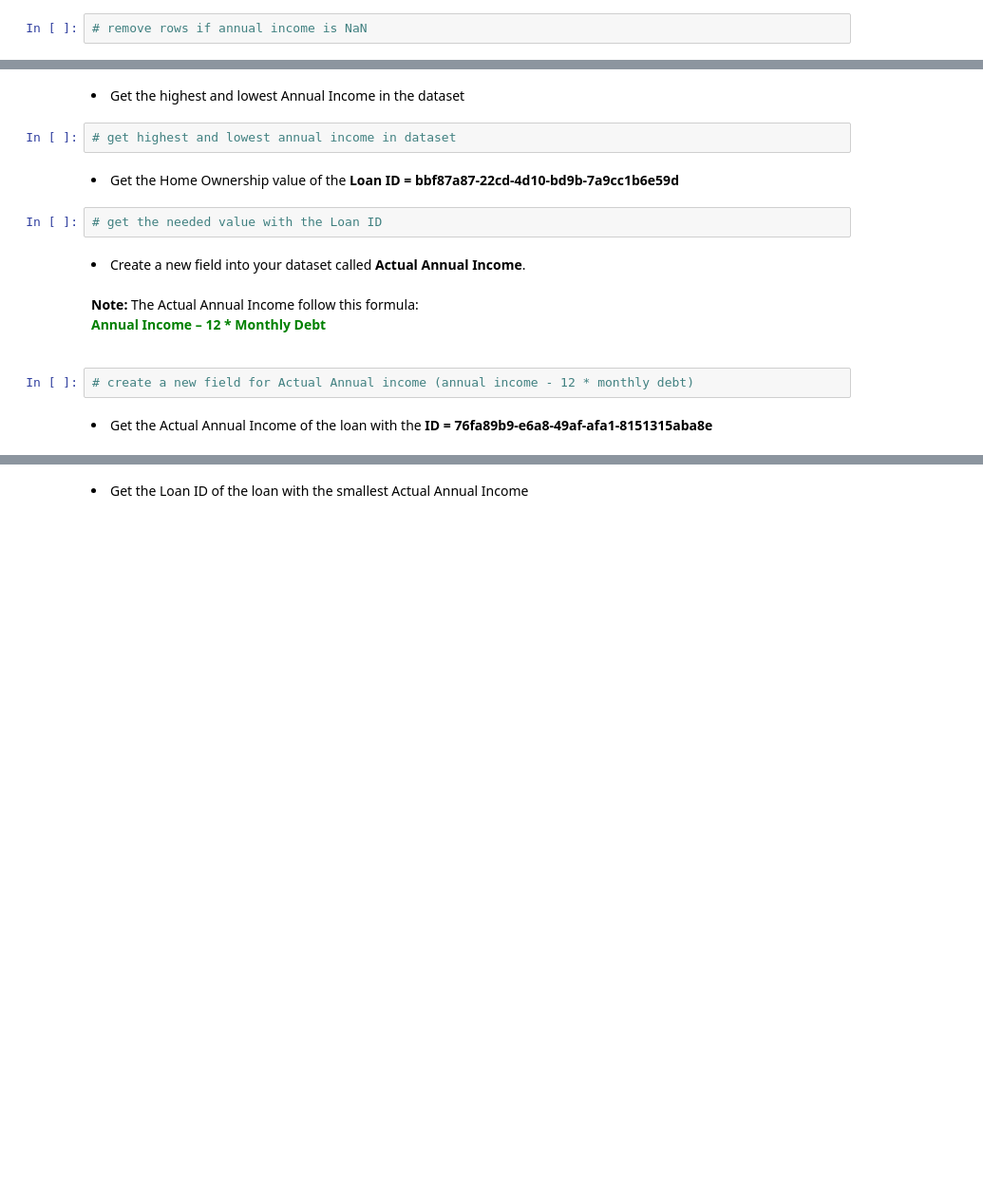
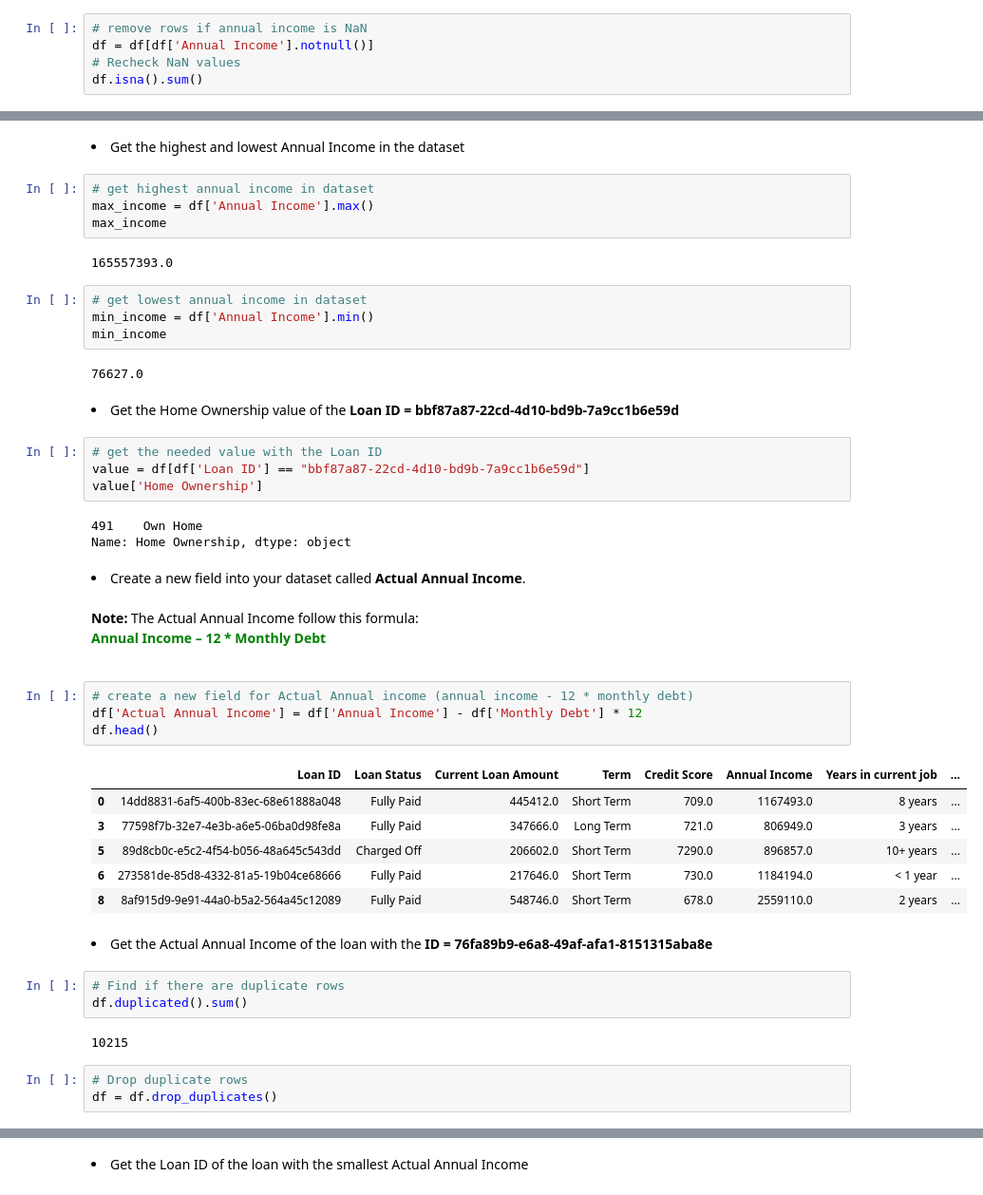
Before and after one commit to jtsillan/DataAnalytics, a Jupyter notebook: exercise_set_2/execise_set_2.ipynb, the cells around one changed output, grey strips where cells are left out. Shown at 95% size. Saved outputs shown, nothing was run; the diff lists cells and outputs as text; blank space fills up the shorter version.

```diff
--- a/exercise_set_2/execise_set_2.ipynb
+++ b/exercise_set_2/execise_set_2.ipynb
@@ -33,2 +67,5 @@ You can return all of these exercises in a single Jupyter Notebook, if you wish.
 # %%
 # remove rows if annual income is NaN
+df = df[df['Annual Income'].notnull()]
+# Recheck NaN values
+df.isna().sum()
@@ -39,18 +104,50 @@ You can return all of these exercises in a single Jupyter Notebook, if you wish.
 # %% [markdown]
 <li>Get the highest and lowest Annual Income in the dataset</li>
 # %%
-# get highest and lowest annual income in dataset
+# get highest annual income in dataset
+max_income = df['Annual Income'].max()
+max_income
+# %% [output]
+165557393.0
+# %%
+# get lowest annual income in dataset
+min_income = df['Annual Income'].min()
+min_income
+# %% [output]
+76627.0
 # %% [markdown]
 <li>Get the Home Ownership value of the <b>Loan ID = bbf87a87-22cd-4d10-bd9b-7a9cc1b6e59d</b></li>
 # %%
 # get the needed value with the Loan ID
+value = df[df['Loan ID'] == "bbf87a87-22cd-4d10-bd9b-7a9cc1b6e59d"]
+value['Home Ownership']
+# %% [output]
+491    Own Home
+Name: Home Ownership, dtype: object
 # %% [markdown]
 <li>Create a new field into your dataset called <b>Actual Annual Income</b>.</li>
 <br><b>Note:</b> The Actual Annual Income follow this formula:<br>
 <b style="color: green">Annual Income – 12 * Monthly Debt</b><br><br>
 # %%
 # create a new field for Actual Annual income (annual income - 12 * monthly debt)
+df['Actual Annual Income'] = df['Annual Income'] - df['Monthly Debt'] * 12
+df.head()
+# %% [output]
+|  | Loan ID | Loan Status | Current Loan Amount | Term | Credit Score | Annual Income | Years in current job | ... |
+| 0 | 14dd8831-6af5-400b-83ec-68e61888a048 | Fully Paid | 445412.0 | Short Term | 709.0 | 1167493.0 | 8 years | ... |
+| 3 | 77598f7b-32e7-4e3b-a6e5-06ba0d98fe8a | Fully Paid | 347666.0 | Long Term | 721.0 | 806949.0 | 3 years | ... |
+| 5 | 89d8cb0c-e5c2-4f54-b056-48a645c543dd | Charged Off | 206602.0 | Short Term | 7290.0 | 896857.0 | 10+ years | ... |
+| 6 | 273581de-85d8-4332-81a5-19b04ce68666 | Fully Paid | 217646.0 | Short Term | 730.0 | 1184194.0 | < 1 year | ... |
+| 8 | 8af915d9-9e91-44a0-b5a2-564a45c12089 | Fully Paid | 548746.0 | Short Term | 678.0 | 2559110.0 | 2 years | ... |
 # %% [markdown]
 <li>Get the Actual Annual Income of the loan with the <b>ID = 76fa89b9-e6a8-49af-afa1-8151315aba8e</b></li>
+# %%
+# Find if there are duplicate rows
+df.duplicated().sum()
+# %% [output]
+10215
+# %%
+# Drop duplicate rows
+df = df.drop_duplicates()
 # %%
 # get the Actual Annual income for the needed ID
```
Also changed, not shown: parts of 19 cells of this notebook, 2 other files.
